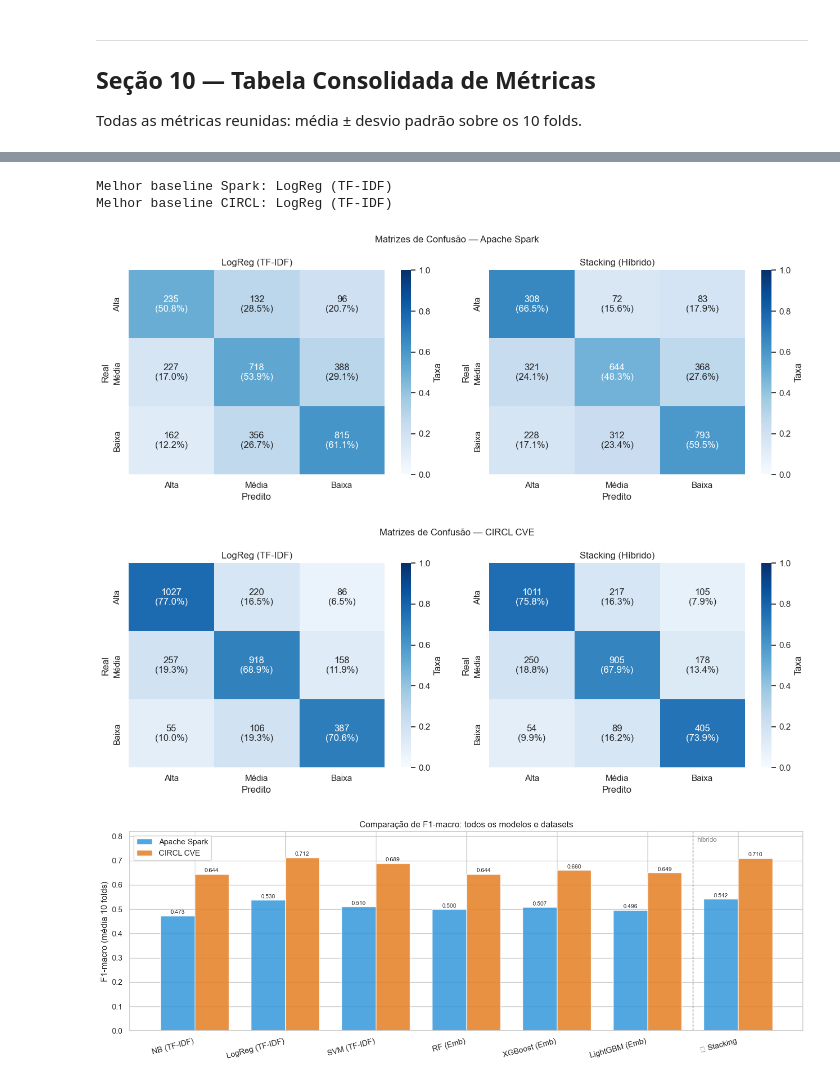
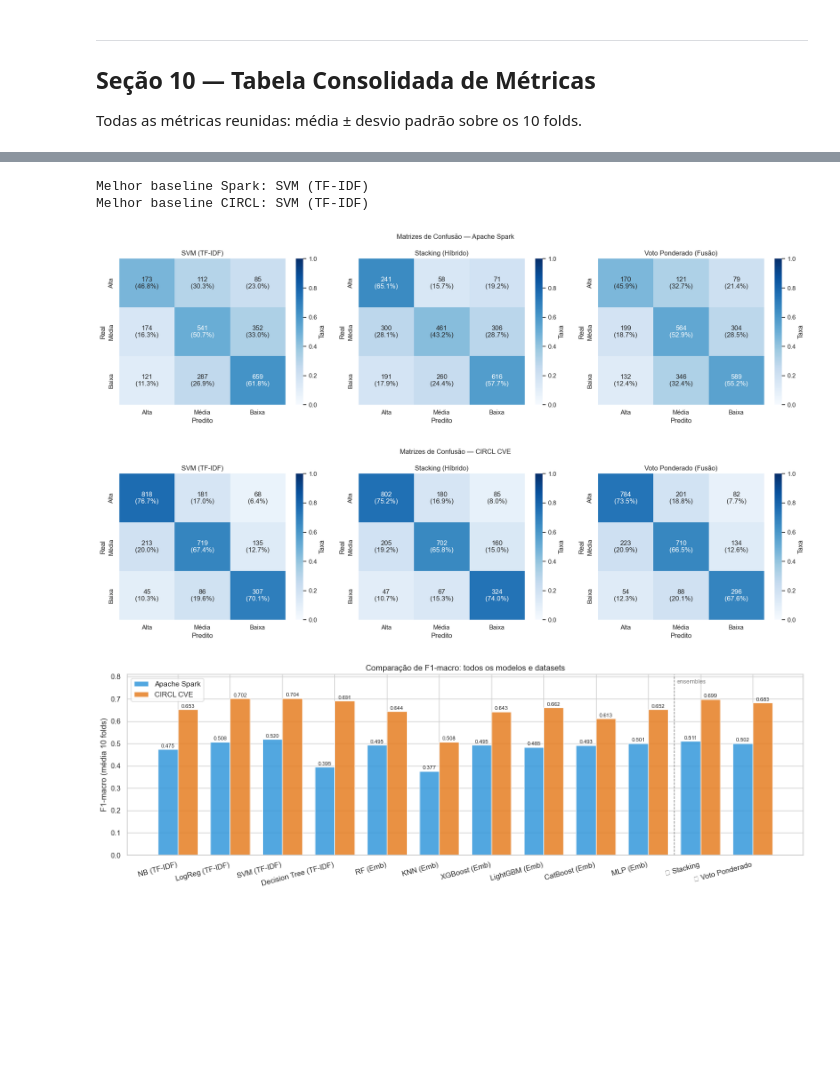
Before and after one commit to douglasfragoso/bug-classifier, a Jupyter notebook: notebooks/projeto_hibrido.ipynb, the cells around one changed output, grey strips where cells are left out. Drawn from its saved outputs; the diff is of its cells as text; code cells hidden in the pictures; blank space fills up the shorter version.

```diff
--- a/notebooks/projeto_hibrido.ipynb
+++ b/notebooks/projeto_hibrido.ipynb
@@ -1061,7 +1321,7 @@ print('Baselines definidos.')
 # %% [output]
 Baselines definidos.
 # %%
-results_spark = run_baselines(df_spark, emb_spark, 'Apache Spark', params=bp_spark)
+results_spark = run_baselines(df_spark_eval, emb_spark_eval, 'Apache Spark', params=bp_spark)
 for nome, res in results_spark.items():
     print_summary(res, nome)
 # %% [output]
@@ -1085,5 +1345,5 @@ for nome, res in results_spark.items():
 # %%
-results_circl = run_baselines(df_circl, emb_circl, 'CIRCL CVE', params=bp_circl)
+results_circl = run_baselines(df_circl_eval, emb_circl_eval, 'CIRCL CVE', params=bp_circl)
 for nome, res in results_circl.items():
     print_summary(res, nome)
 # %% [output]
@@ -1380,13 +1820,12 @@ evaluate_stacking definida.
 # %%
-
-
-
 print('=== Stacking — Apache Spark ===')
-result_stack_spark = evaluate_stacking(df_spark, emb_spark, params=bp_spark)
+result_stack_spark = evaluate_stacking(df_spark_eval, emb_spark_eval, base_learners=sel_spark,
+                                       params=bp_spark)
 print_summary(result_stack_spark, 'Stacking (Spark)')
 
 print('\n=== Stacking — CIRCL CVE ===')
-result_stack_circl = evaluate_stacking(df_circl, emb_circl, params=bp_circl)
+result_stack_circl = evaluate_stacking(df_circl_eval, emb_circl_eval, base_learners=sel_circl,
+                                       params=bp_circl)
 print_summary(result_stack_circl, 'Stacking (CIRCL)')
 # %% [output]
 === Stacking — Apache Spark ===
@@ -1408,0 +1948,8 @@ print_summary(result_stack_circl, 'Stacking (CIRCL)')
+# %%
+result_voting_spark = run_weighted_voting(df_spark_eval, emb_spark_eval, 'Apache Spark',
+                                         base_learners=sel_spark, params=bp_spark)
+print_summary(result_voting_spark, 'Voto Ponderado (Spark)')
+
+result_voting_circl = run_weighted_voting(df_circl_eval, emb_circl_eval, 'CIRCL CVE',
+                                          base_learners=sel_circl, params=bp_circl)
+print_summary(result_voting_circl, 'Voto Ponderado (CIRCL)')
@@ -1454,56 +2020,60 @@ LightGBM (Emb)        0.649 ± 0.037  0.671 ± 0.030  0.663 ± 0.039  0.642 ± 0
 CSV salvo: resultados/metricas_circl_cve.csv
 # %%
-# ── Matrizes de confusão: melhor baseline vs Stacking ────────────────────────
+# ── Matrizes de confusão: melhor baseline vs Stacking vs Voto Ponderado ──────
 
 def best_baseline(results):
     return max(results.items(), key=lambda kv: kv[1]['summary'].loc['mean','F1-macro'])
 
 
-def plot_confusion_pair(res_base, nome_base, res_stack, dataset_name):
-    fig, axes = plt.subplots(1, 2, figsize=(13, 5))
+def plot_confusion_triplet(res_base, nome_base, res_stack, res_vote, dataset_name):
+    fig, axes = plt.subplots(1, 3, figsize=(18, 5))
     fig.suptitle(f'Matrizes de Confusão — {dataset_name}', fontsize=12)
 
-    for ax, res, nome in [(axes[0], res_base, nome_base),
-                          (axes[1], res_stack, 'Stacking (Híbrido)')]:
+    panels = [(axes[0], res_base, nome_base),
+              (axes[1], res_stack, 'Stacking (Híbrido)'),
+              (axes[2], res_vote,  'Voto Ponderado (Fusão)')]
+    for ax, res, nome in panels:
         cm      = confusion_matrix(res['y_true'], res['y_pred'], labels=CLASSES)
         cm_norm = cm.astype(float) / cm.sum(axis=1, keepdims=True)
         annot   = [[f'{cm[i,j]}\n({cm_norm[i,j]:.1%})' for j in range(3)] for i in range(3)]
         sns.heatmap(cm_norm, annot=annot, fmt='', cmap='Blues',
                     xticklabels=CLASSES, yticklabels=CLASSES,
                     vmin=0, vmax=1, ax=ax, cbar_kws={'label': 'Taxa'})
         ax.set_title(nome)
         ax.set_xlabel('Predito'); ax.set_ylabel('Real')
 
     plt.tight_layout()
     fname = f'confusion_{dataset_name.lower().replace(" ","_")}.png'
     plt.savefig(RESULTS_DIR / fname, dpi=150, bbox_inches='tight')
     plt.show()
 
 
 nome_bst_s, res_bst_s = best_baseline(results_spark)
 nome_bst_c, res_bst_c = best_baseline(results_circl)
 print(f'Melhor baseline Spark: {nome_bst_s}')
 print(f'Melhor baseline CIRCL: {nome_bst_c}')
 
-plot_confusion_pair(res_bst_s, nome_bst_s, result_stack_spark, 'Apache Spark')
-plot_confusion_pair(res_bst_c, nome_bst_c, result_stack_circl, 'CIRCL CVE')
+plot_confusion_triplet(res_bst_s, nome_bst_s, result_stack_spark, result_voting_spark, 'Apache Spark')
+plot_confusion_triplet(res_bst_c, nome_bst_c, result_stack_circl, result_voting_circl, 'CIRCL CVE')
 # %% [output]
-Melhor baseline Spark: LogReg (TF-IDF)
-Melhor baseline CIRCL: LogReg (TF-IDF)
+Melhor baseline Spark: SVM (TF-IDF)
+Melhor baseline CIRCL: SVM (TF-IDF)
-[figure, old version]
+[figure, new version]
-[figure, old version]
+[figure, new version]
 # %%
 # ── Gráfico de barras comparativo: F1-macro por modelo e dataset ──────────────
 
-def plot_f1_comparison(results_spark, results_circl, stack_s, stack_c):
-    modelos = list(results_spark.keys()) + ['★ Stacking']
+def plot_f1_comparison(results_spark, results_circl, stack_s, stack_c, vote_s, vote_c):
+    modelos = list(results_spark.keys()) + ['★ Stacking', '⬥ Voto Ponderado']
     f1_spark = [results_spark[n]['summary'].loc['mean','F1-macro'] for n in results_spark]
-    f1_spark += [stack_s['summary'].loc['mean','F1-macro']]
+    f1_spark += [stack_s['summary'].loc['mean','F1-macro'],
+                 vote_s['summary'].loc['mean','F1-macro']]
     f1_circl = [results_circl[n]['summary'].loc['mean','F1-macro'] for n in results_circl]
-    f1_circl += [stack_c['summary'].loc['mean','F1-macro']]
+    f1_circl += [stack_c['summary'].loc['mean','F1-macro'],
+                 vote_c['summary'].loc['mean','F1-macro']]
 
     x = np.arange(len(modelos)); w = 0.38
-    fig, ax = plt.subplots(figsize=(14, 5))
+    fig, ax = plt.subplots(figsize=(15, 5))
     b1 = ax.bar(x - w/2, f1_spark, w, label='Apache Spark', color='#3498db', alpha=0.85)
     b2 = ax.bar(x + w/2, f1_circl, w, label='CIRCL CVE',    color='#e67e22', alpha=0.85)
 
@@ -1516,8 +2086,8 @@ def plot_f1_comparison(results_spark, results_circl, stack_s, stack_c):
     ax.set_title('Comparação de F1-macro: todos os modelos e datasets')
     ax.set_ylim(0, max(max(f1_spark), max(f1_circl)) * 1.15)
     ax.legend()
-    ax.axvline(len(modelos) - 1.5, color='gray', linestyle='--', linewidth=1)
-    ax.text(len(modelos) - 1.5 + 0.05, ax.get_ylim()[1]*0.95, 'híbrido',
+    ax.axvline(len(modelos) - 2.5, color='gray', linestyle='--', linewidth=1)
+    ax.text(len(modelos) - 2.5 + 0.05, ax.get_ylim()[1]*0.95, 'ensembles',
             fontsize=9, color='gray')
 
     plt.tight_layout()
@@ -1525,9 +2095,11 @@ def plot_f1_comparison(results_spark, results_circl, stack_s, stack_c):
     plt.show()
 
 
-plot_f1_comparison(results_spark, results_circl, result_stack_spark, result_stack_circl)
+plot_f1_comparison(results_spark, results_circl,
+                   result_stack_spark, result_stack_circl,
+                   result_voting_spark, result_voting_circl)
 # %% [output]
-[figure, old version]
+[figure, new version]
 # %% [markdown]
 ---
 ## Seção 11 — Comparação Final: Teste de Wilcoxon
```
Also changed, not shown: parts of 26 cells of this notebook, 28 other files.
